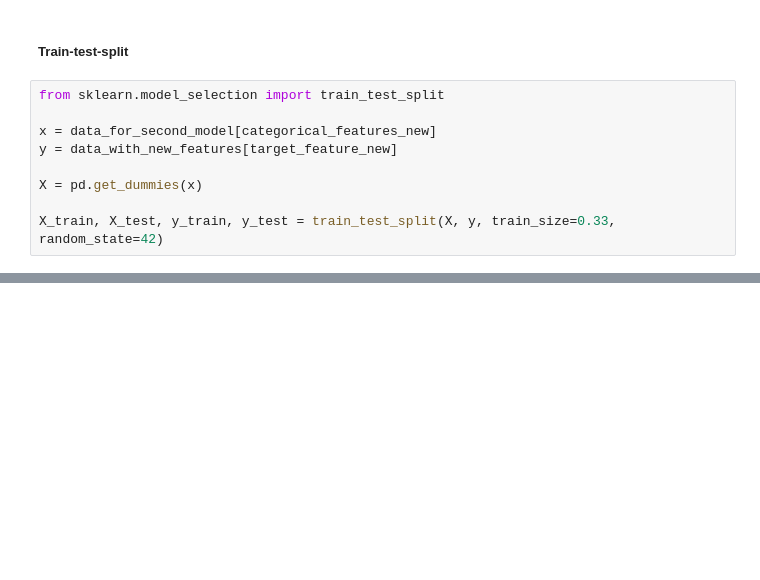
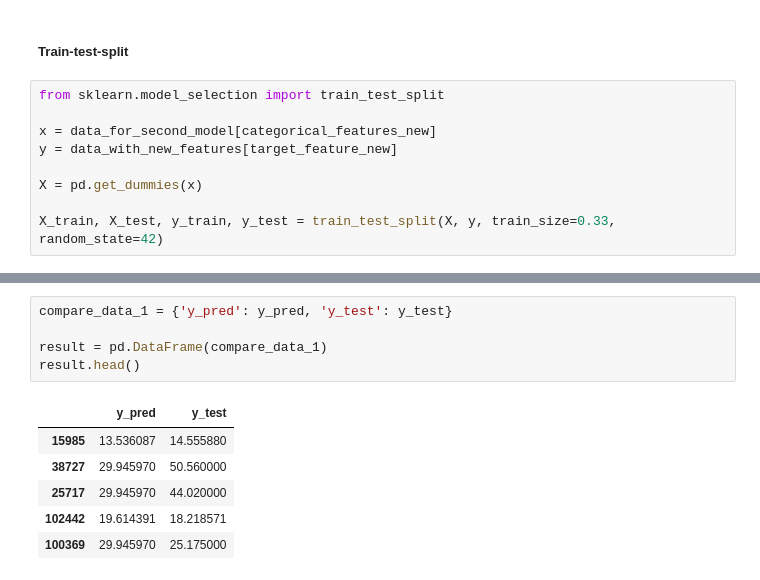
Before and after one commit to TinyHaitch/Taxi-Analysis, a Jupyter notebook: Untitled.ipynb, the cells around one changed output, grey strips where cells are left out. Saved outputs shown, nothing was run; the diff lists cells and outputs as text; blank space fills up the shorter version.

```diff
--- a/Untitled.ipynb
+++ b/Untitled.ipynb
@@ -558,0 +585,12 @@ X_train, X_test, y_train, y_test = train_test_split(X, y, train_size=0.33, rando
+# %%
+compare_data_1 = {'y_pred': y_pred, 'y_test': y_test}
+
+result = pd.DataFrame(compare_data_1)
+result.head()
+# %% [output]
+|  | y_pred | y_test |
+| 15985 | 13.536087 | 14.555880 |
+| 38727 | 29.945970 | 50.560000 |
+| 25717 | 29.945970 | 44.020000 |
+| 102442 | 19.614391 | 18.218571 |
+| 100369 | 29.945970 | 25.175000 |
```
Also changed, not shown: parts of 13 cells of this notebook.
